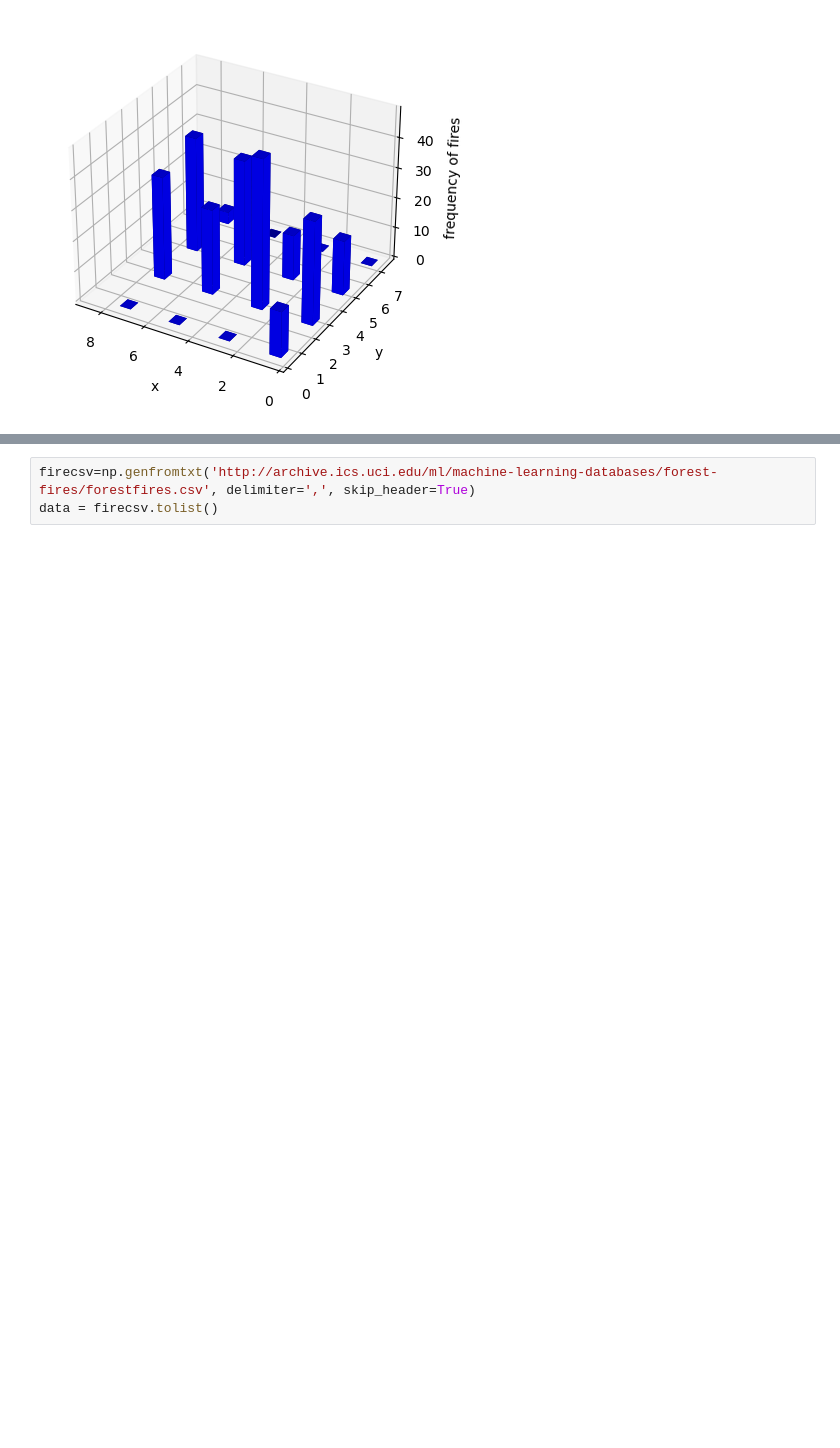
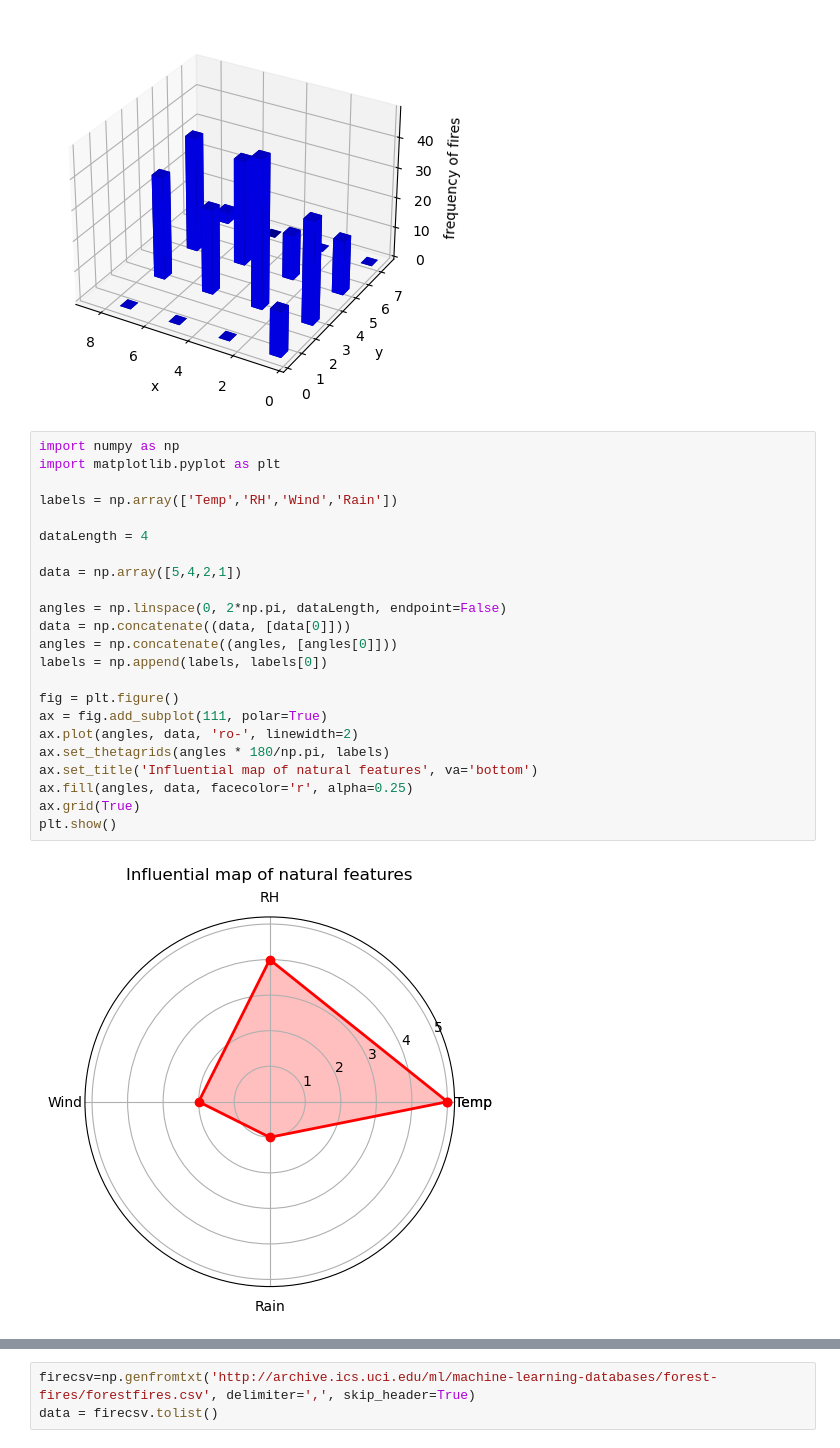
Before and after one commit to soveetnayak/fire-area-prediction, a Jupyter notebook: v1.ipynb, the cells around one changed output, grey strips where cells are left out. Drawn from its saved outputs; the diff is of its cells as text; blank space fills up the shorter version.

```diff
--- a/v1.ipynb
+++ b/v1.ipynb
@@ -240,3 +179,28 @@ def frequency_of_fires(intensity,X,Y):
 frequency_of_fires(intensity,X,Y)
 # %% [output]
 [figure]
+# %%
+import numpy as np
+import matplotlib.pyplot as plt
+
+labels = np.array(['Temp','RH','Wind','Rain'])
+
+dataLength = 4
+
+data = np.array([5,4,2,1])
+
+angles = np.linspace(0, 2*np.pi, dataLength, endpoint=False)
+data = np.concatenate((data, [data[0]]))
+angles = np.concatenate((angles, [angles[0]]))
+labels = np.append(labels, labels[0])
+
+fig = plt.figure()
+ax = fig.add_subplot(111, polar=True)
+ax.plot(angles, data, 'ro-', linewidth=2)
+ax.set_thetagrids(angles * 180/np.pi, labels)
+ax.set_title('Influential map of natural features', va='bottom')
+ax.fill(angles, data, facecolor='r', alpha=0.25)
+ax.grid(True)
+plt.show()
+# %% [output]
+[figure, added]
```
Also changed, not shown: parts of 5 cells of this notebook.
